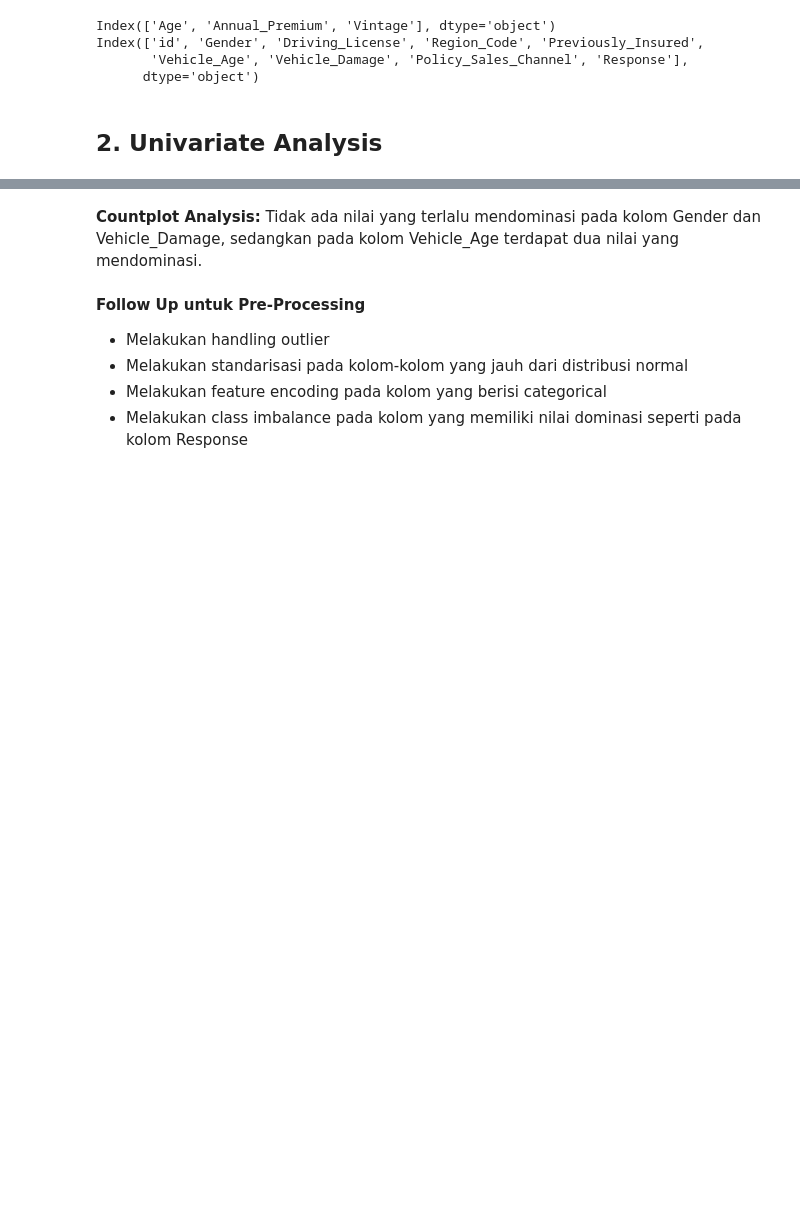
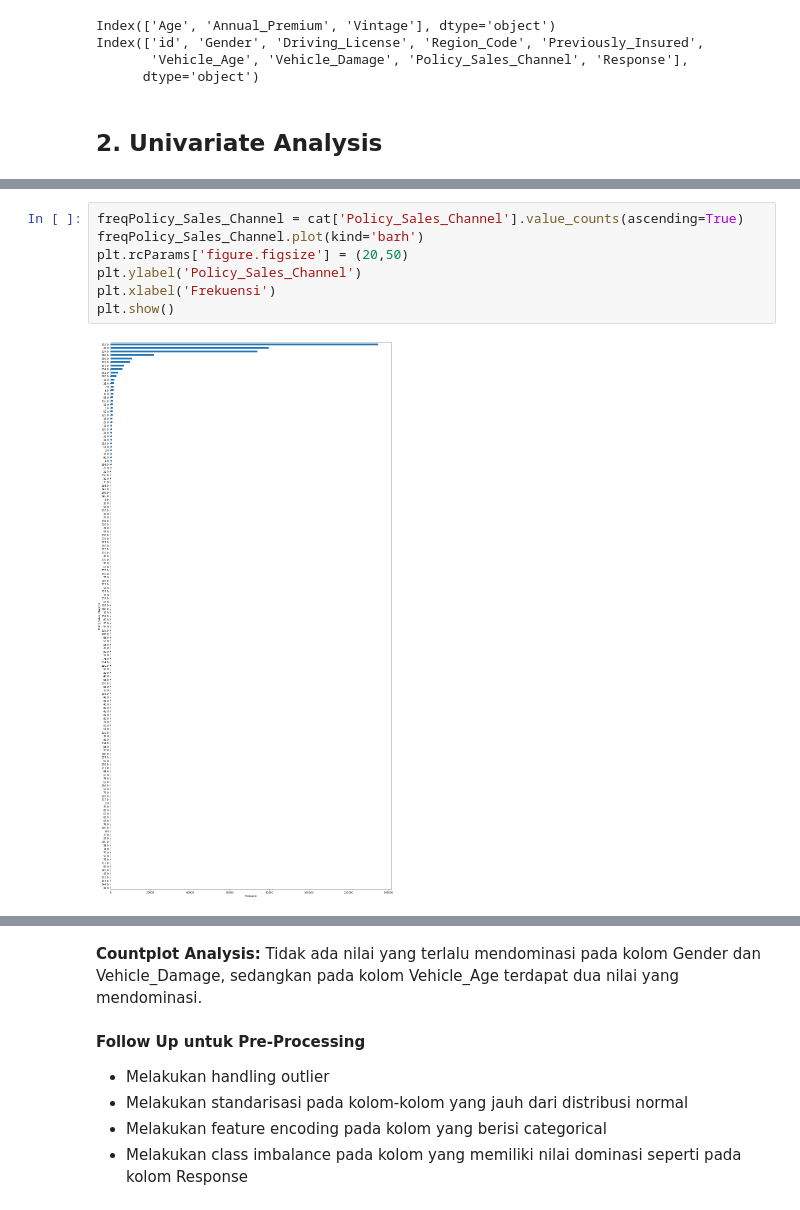
Before and after one commit to anggitask/Hello_Sigma, a Jupyter notebook: FinPro Sigma EDA.ipynb, the cells around one changed output, grey strips where cells are left out. Saved outputs shown, nothing was run; the diff lists cells and outputs as text; blank space fills up the shorter version.

```diff
--- a/FinPro Sigma EDA.ipynb
+++ b/FinPro Sigma EDA.ipynb
@@ -227,0 +254,9 @@ for i in range(0, len(fitur)):
+# %%
+freqPolicy_Sales_Channel = cat['Policy_Sales_Channel'].value_counts(ascending=True)
+freqPolicy_Sales_Channel.plot(kind='barh')
+plt.rcParams['figure.figsize'] = (20,50)
+plt.ylabel('Policy_Sales_Channel')
+plt.xlabel('Frekuensi')
+plt.show()
+# %% [output]
+[figure, added]
```
Also changed, not shown: parts of 21 cells of this notebook.
